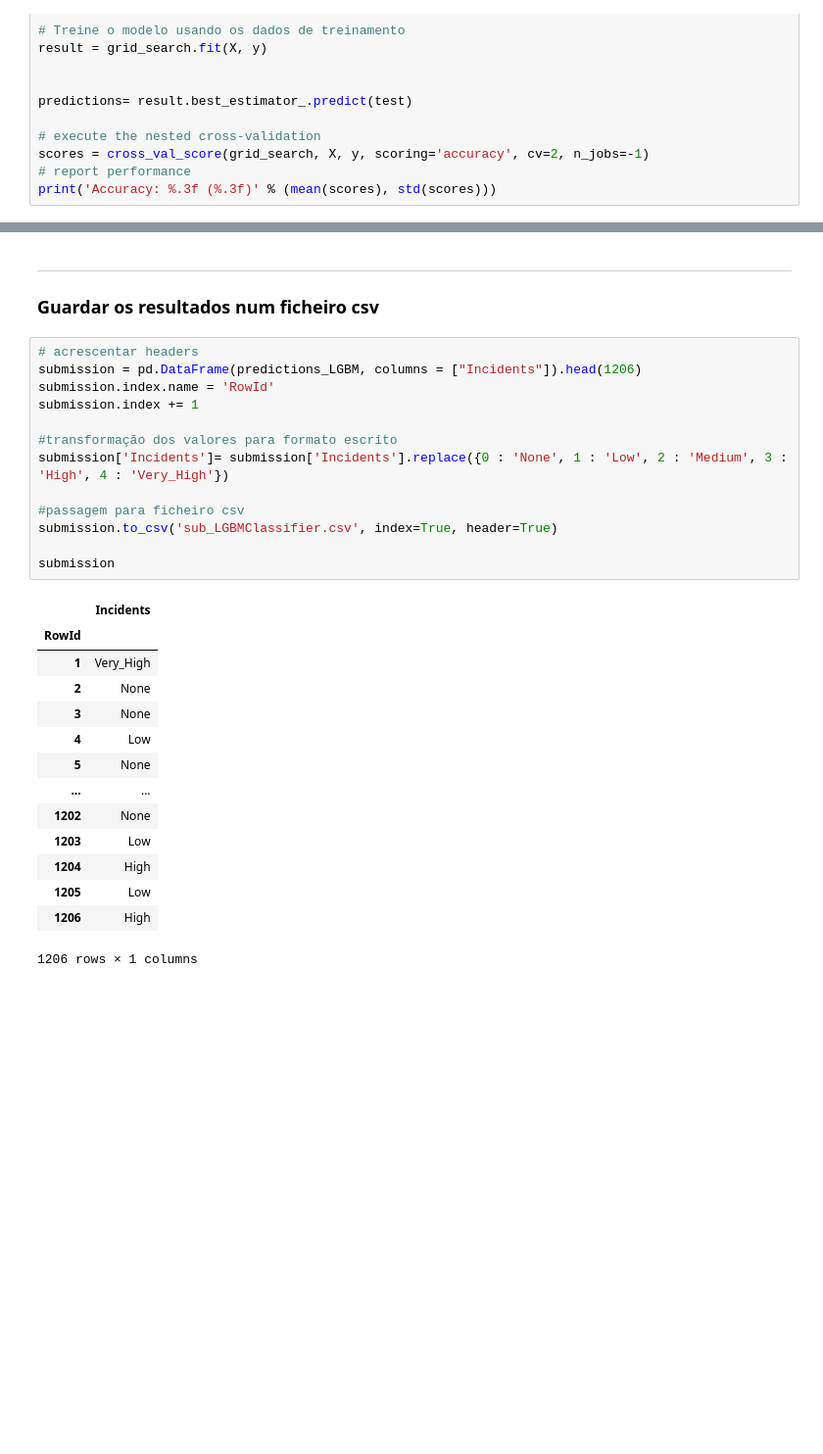
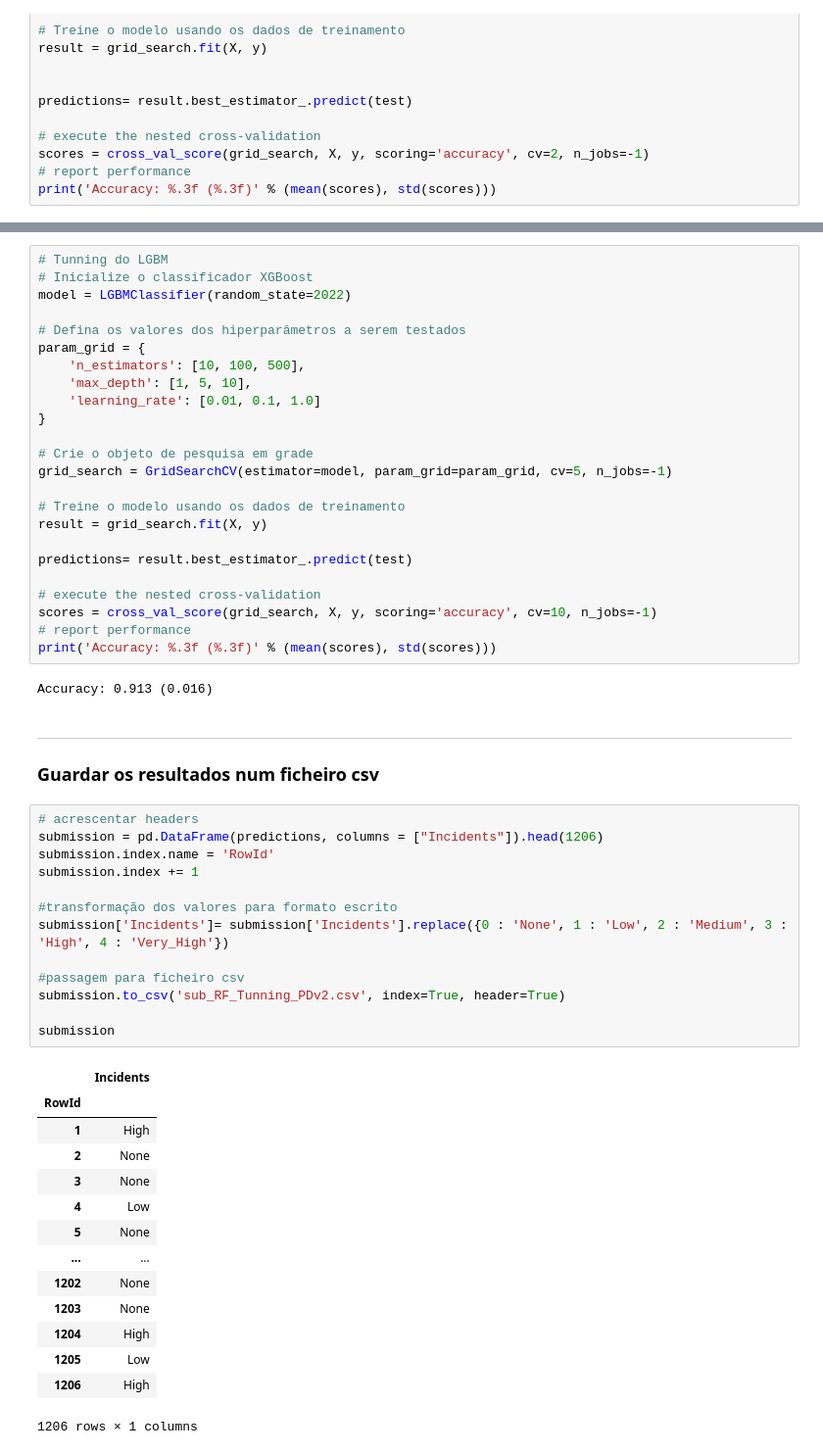
Before and after one commit to bohdan167/DAA, a Jupyter notebook: Datasets_&_Notebooks/Competition/Modeling.ipynb, the cells around one changed output, grey strips where cells are left out. Shown at 98% size. Cells and saved outputs as stored; diff of their text form; blank space fills up the shorter version.

Commit message:
Versão 2 da preparação dos dados

```diff
--- a/Datasets_&_Notebooks/Competition/Modeling.ipynb
+++ b/Datasets_&_Notebooks/Competition/Modeling.ipynb
@@ -416,30 +437,56 @@ print('Accuracy: %.3f (%.3f)' % (mean(scores), std(scores)))
+# %%
+# Tunning do LGBM
+# Inicialize o classificador XGBoost
+model = LGBMClassifier(random_state=2022)
+
+# Defina os valores dos hiperparâmetros a serem testados
+param_grid = {
+    'n_estimators': [10, 100, 500],
+    'max_depth': [1, 5, 10],
+    'learning_rate': [0.01, 0.1, 1.0]
+}
+
+# Crie o objeto de pesquisa em grade
+grid_search = GridSearchCV(estimator=model, param_grid=param_grid, cv=5, n_jobs=-1)
+
+# Treine o modelo usando os dados de treinamento
+result = grid_search.fit(X, y)
+
+predictions= result.best_estimator_.predict(test)
+
+# execute the nested cross-validation
+scores = cross_val_score(grid_search, X, y, scoring='accuracy', cv=10, n_jobs=-1)
+# report performance
+print('Accuracy: %.3f (%.3f)' % (mean(scores), std(scores)))
+# %% [output]
+Accuracy: 0.913 (0.016)
 # %% [markdown]
 ---
 ### Guardar os resultados num ficheiro csv
 # %%
 # acrescentar headers
-submission = pd.DataFrame(predictions_LGBM, columns = ["Incidents"]).head(1206)
+submission = pd.DataFrame(predictions, columns = ["Incidents"]).head(1206)
 submission.index.name = 'RowId'
 submission.index += 1
 
 #transformação dos valores para formato escrito
 submission['Incidents']= submission['Incidents'].replace({0 : 'None', 1 : 'Low', 2 : 'Medium', 3 : 'High', 4 : 'Very_High'})
 
 #passagem para ficheiro csv
-submission.to_csv('sub_LGBMClassifier.csv', index=True, header=True)
+submission.to_csv('sub_RF_Tunning_PDv2.csv', index=True, header=True)
 
 submission
 # %% [output]
 |  | Incidents |
 | RowId |  |
-| 1 | Very_High |
+| 1 | High |
 | 2 | None |
 | 3 | None |
 | 4 | Low |
 | 5 | None |
 | ... | ... |
 | 1202 | None |
-| 1203 | Low |
+| 1203 | None |
 | 1204 | High |
 | 1205 | Low |
 | 1206 | High |
```
Also changed, not shown: parts of 18 cells of this notebook, 4 other files.
